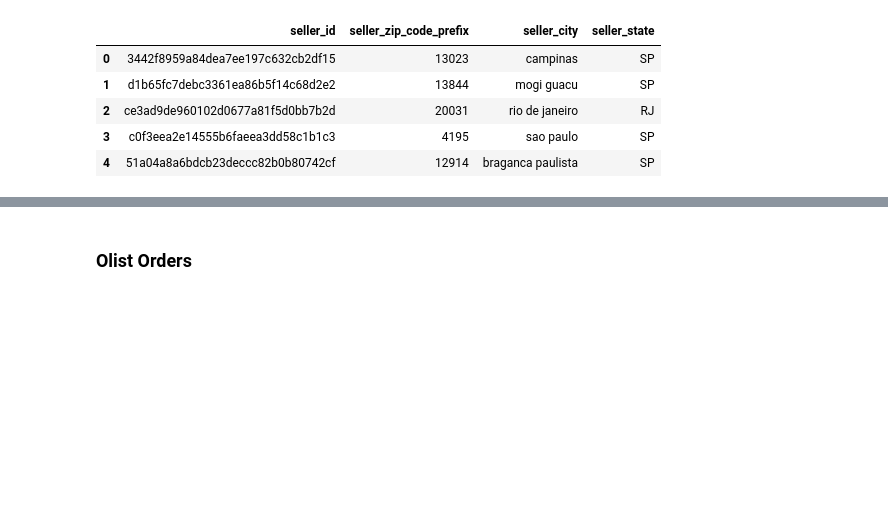
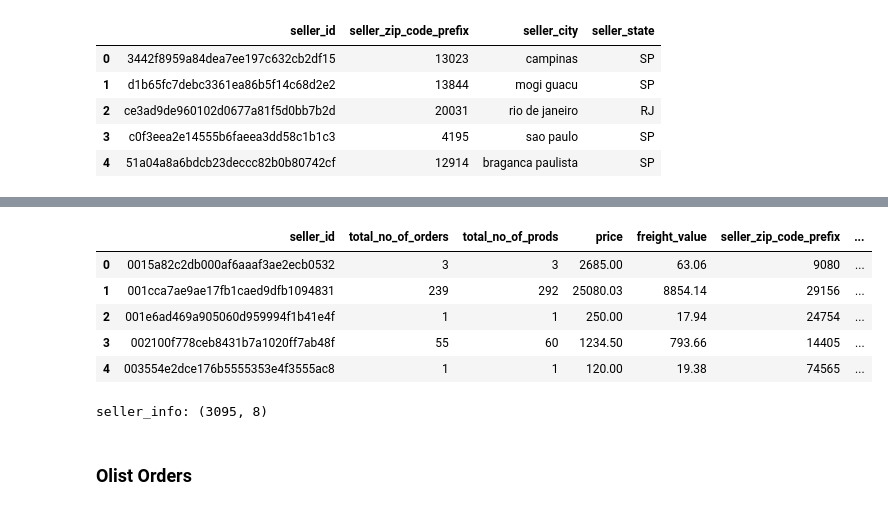
Before and after one commit to hilarylimyuxuan/Customer-Segmentation-Model, a Jupyter notebook: Olist Customer Segmentation Model.ipynb, the cells around one changed output, grey strips where cells are left out. Drawn from its saved outputs; the diff is of its cells as text; code cells hidden in the pictures; blank space fills up the shorter version.

Commit message:
amended Seller data cleaning

```diff
--- a/Olist Customer Segmentation Model.ipynb
+++ b/Olist Customer Segmentation Model.ipynb
@@ -361,0 +361,11 @@ seller_order_geo.head()
+# %%
+# pivot seller_ID by different aggregate values
+seller_df = order_items[['seller_id', 'order_id','order_item_id','price','freight_value']].copy()
+seller_df = pd.pivot_table(seller_df, index='seller_id', aggfunc= {'order_id': 'count','order_item_id': 'sum','price': 'sum','freight_value': 'sum'})
+seller_df.rename(columns  = {"order_id": "total_no_of_orders",
+                     "order_item_id":"total_no_of_prods"},
+                                 inplace = True)
+seller_df = seller_df[['total_no_of_orders', 'total_no_of_prods', 'price','freight_value']]
+display(seller_df.head())
+#Check total count
+print("seller_df:", seller_df.shape)
@@ -362,3 +381,18 @@ seller_order_geo.head()
+# %%
+#To merge geolocation table with seller_order_items table
+#To check, is sum of order_item_id the total no. of products per order?
+seller_info=pd.merge(seller_df,sellers, on='seller_id', how='left')
+display(seller_info.head())
+#Check total count
+print("seller_info:", seller_info.shape)
+# %% [output]
+|  | seller_id | total_no_of_orders | total_no_of_prods | price | freight_value | seller_zip_code_prefix | ... |
+| 0 | 0015a82c2db000af6aaaf3ae2ecb0532 | 3 | 3 | 2685.00 | 63.06 | 9080 | ... |
+| 1 | 001cca7ae9ae17fb1caed9dfb1094831 | 239 | 292 | 25080.03 | 8854.14 | 29156 | ... |
+| 2 | 001e6ad469a905060d959994f1b41e4f | 1 | 1 | 250.00 | 17.94 | 24754 | ... |
+| 3 | 002100f778ceb8431b7a1020ff7ab48f | 55 | 60 | 1234.50 | 793.66 | 14405 | ... |
+| 4 | 003554e2dce176b5555353e4f3555ac8 | 1 | 1 | 120.00 | 19.38 | 74565 | ... |
+seller_info: (3095, 8)
 # %% [markdown]
 ### Olist Orders
 # %%
```
Also changed, not shown: parts of 9 cells of this notebook.
